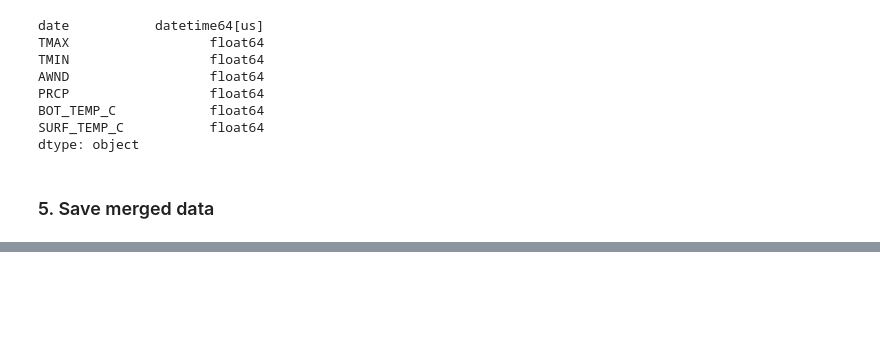
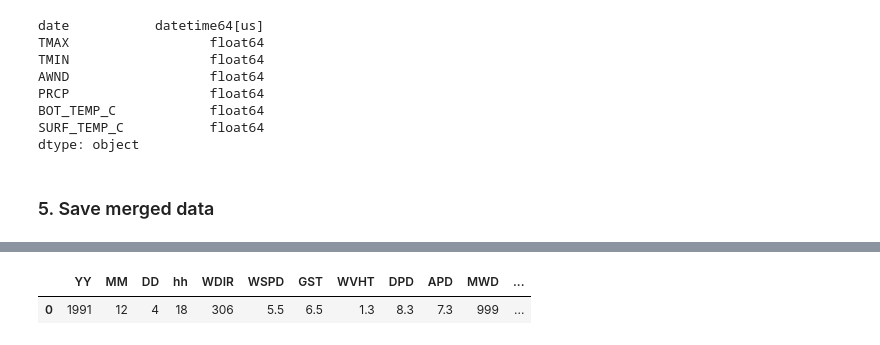
Before and after one commit to spencercody/scripps-water-temp, a Jupyter notebook: src/modeling/notebook/01-create-data.ipynb, the cells around one changed output, grey strips where cells are left out. Saved outputs shown, nothing was run; the diff lists cells and outputs as text; code cells hidden in the pictures; blank space fills up the shorter version.

```diff
--- a/src/modeling/notebook/01-create-data.ipynb
+++ b/src/modeling/notebook/01-create-data.ipynb
@@ -172,0 +191,44 @@ final_df.to_parquet(r'..\data\raw\final-raw-merged-data.parquet',
+# %%
+def fix_year(year):
+    if len(str(year)) == 2:
+        if year < 30:
+            new_year = 2000 + year
+        else:
+            new_year = 1900 + year
+        return new_year
+    return year
+# %%
+def read_buoy_texts(buoy_txt_path):
+    """
+    purpose: read in the buoy text files into dataframes.
+    """
+
+    with open(buoy_txt_path) as t:
+        first_line = t.readline()
+
+    if first_line.startswith('#'):
+        df = pd.read_csv(buoy_txt_path,
+                         sep=r'\s+',
+                         skiprows=[1],
+                         header=0
+                         )
+        df.columns = [c.lstrip('#') for c in df.columns]
+
+        return df
+    df = pd.read_csv(buoy_txt_path,
+                        sep=r'\s+',
+                        header=0
+                    )
+    df.rename(columns={'WD': 'WDIR', 'YYYY': 'YY'}, inplace=True)
+    if df.YY.max() < 100:
+        df['YY'] = df.YY.apply(lambda x: fix_year(x))
+    return df
+# %%
+buoy_dfs = [read_buoy_texts(path) for path in buoy_paths]
+# %%
+buoy_df = pd.concat(buoy_dfs)
+# %%
+buoy_df.head(1)
+# %% [output]
+|  | YY | MM | DD | hh | WDIR | WSPD | GST | WVHT | DPD | APD | MWD | ... |
+| 0 | 1991 | 12 | 4 | 18 | 306 | 5.5 | 6.5 | 1.3 | 8.3 | 7.3 | 999 | ... |
```
Also changed, not shown: parts of 24 cells of this notebook, 7 other files.
